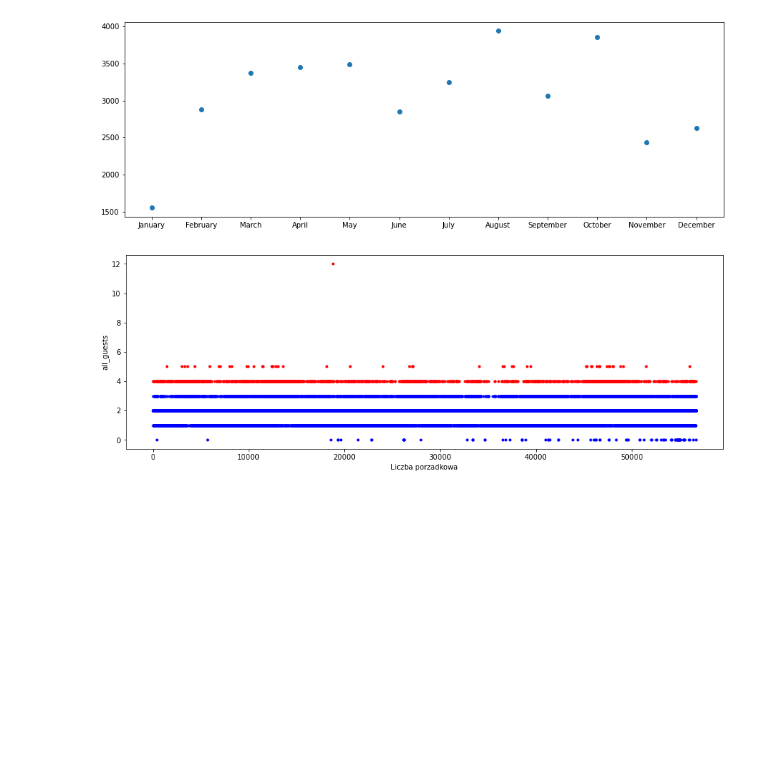
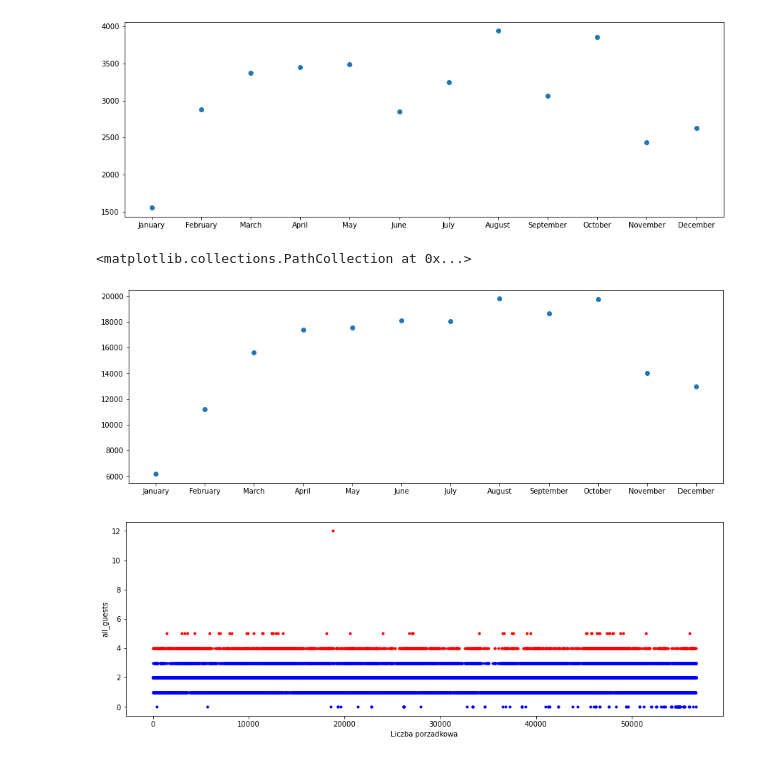
Before and after one commit to Makaa88/Eksploracja, a Jupyter notebook: Projekt.ipynb, the cells around one changed output. Saved outputs shown, nothing was run; the diff lists cells and outputs as text; code cells hidden in the pictures; blank space fills up the shorter version.

```diff
--- a/Projekt.ipynb
+++ b/Projekt.ipynb
@@ -157,6 +154,25 @@ plt.scatter(months, months_to_guests_values)
 # %% [output]
 <matplotlib.collections.PathCollection at 0x...>
 [figure]
+# %%
+#Miesiac a czas pobytu
+months_to_guests = {}
+for i in range(len(df)):
+    month = df['arrival_date_month'][i]
+    if month not in months_to_guests:
+        months_to_guests[month] = 0
+    months_to_guests[month] += df['days_in_hotel'][i]
+
+months = ["January", "February", "March", "April", "May", "June",
+          "July", "August", "September", "October", "November", "December"]
+months_to_guests_values = []
+for month in months:
+    months_to_guests_values.append(months_to_guests[month])
+
+plt.scatter(months, months_to_guests_values)
+# %% [output]
+<matplotlib.collections.PathCollection at 0x...>
+[figure, added]
 # %%
 #Elementy odosobnione
 # %%
```
Also changed, not shown: parts of 16 cells of this notebook.
